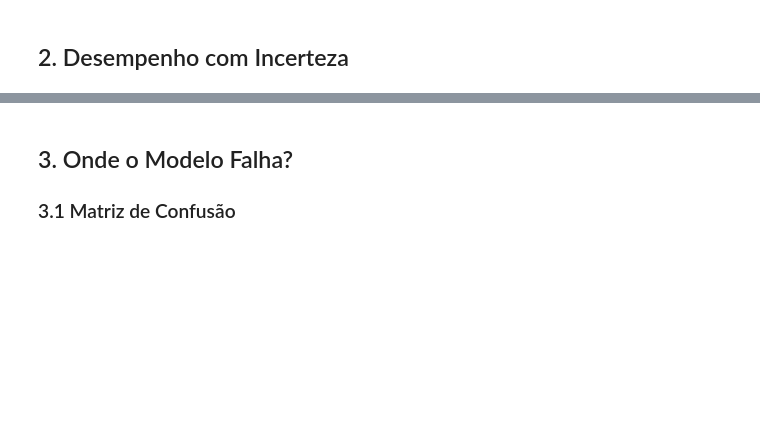
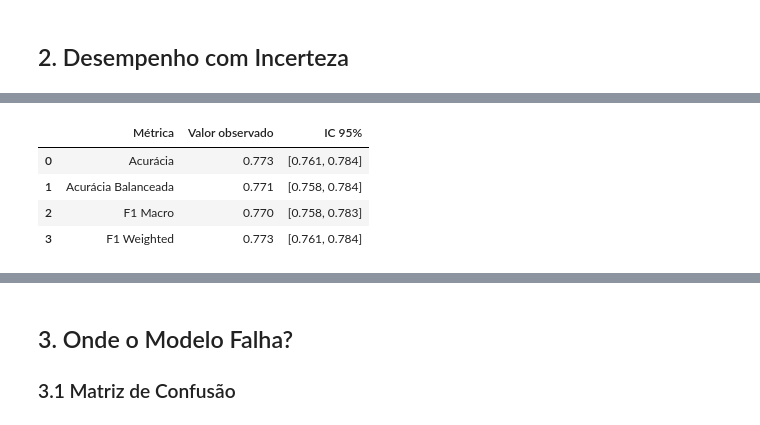
Before and after one commit to Mitysuo/desafio-cientista-dados-junior-ia-pref, a Jupyter notebook: notebooks/02_auditoria_modelo_a.ipynb, the cells around one changed output, grey strips where cells are left out. Drawn from its saved outputs; the diff is of its cells as text; code cells hidden in the pictures; blank space fills up the shorter version.

```diff
--- a/notebooks/02_auditoria_modelo_a.ipynb
+++ b/notebooks/02_auditoria_modelo_a.ipynb
@@ -109 +46,57 @@ metrics_global_df[['Métrica', 'Valor observado', 'IC 95%']] \
+# %%
+RANDOM_STATE = 42
+N_BOOTSTRAP = 1000
+
+def macro_f1(y_true, y_pred):
+    return f1_score(y_true, y_pred, average='macro', zero_division=0)
+
+def weighted_f1(y_true, y_pred):
+    return f1_score(y_true, y_pred, average='weighted', zero_division=0)
+
+metrics_global = [
+    ('Acurácia', accuracy_score),
+    ('Acurácia Balanceada', balanced_accuracy_score),
+    ('F1 Macro', macro_f1),
+    ('F1 Weighted', weighted_f1)
+]
+
+results_global = []
+bootstrap_distributions = {}
+
+for name, fn in metrics_global:
+    observed = fn(y_true, y_pred)
+    res = bootstrap(
+        data=(y_true, y_pred),
+        statistic=lambda yt, yp: fn(yt, yp),
+        n_resamples=N_BOOTSTRAP,
+        confidence_level=0.95,
+        paired=True,
+        method='percentile',
+        random_state=RANDOM_STATE
+    )
+
+    results_global.append({
+        'Métrica': name,
+        'Valor observado': observed,
+        'IC 95% - inferior': res.confidence_interval.low,
+        'IC 95% - superior': res.confidence_interval.high,
+        'IC 95%': (
+            f'[{res.confidence_interval.low:.3f}, '
+            f'{res.confidence_interval.high:.3f}]'
+        )
+    })
+
+    bootstrap_distributions[name] = res.bootstrap_distribution
+
+metrics_global_df = pd.DataFrame(results_global)
+
+metrics_global_df[
+    ['Métrica', 'Valor observado', 'IC 95%']
+].style.format({'Valor observado': '{:.3f}'})
+# %% [output]
+|  | Métrica | Valor observado | IC 95% |
+| 0 | Acurácia | 0.773 | [0.761, 0.784] |
+| 1 | Acurácia Balanceada | 0.771 | [0.758, 0.784] |
+| 2 | F1 Macro | 0.770 | [0.758, 0.783] |
+| 3 | F1 Weighted | 0.773 | [0.761, 0.784] |
 # %%
```
Also changed, not shown: parts of 16 cells of this notebook, 12 other files.
